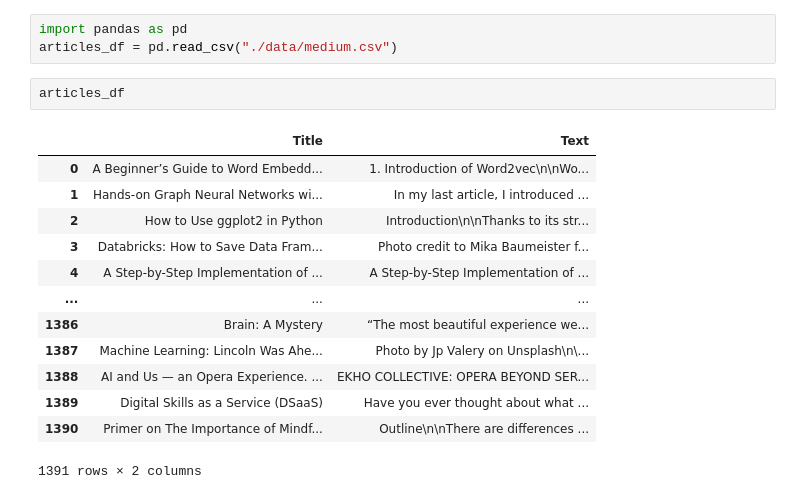
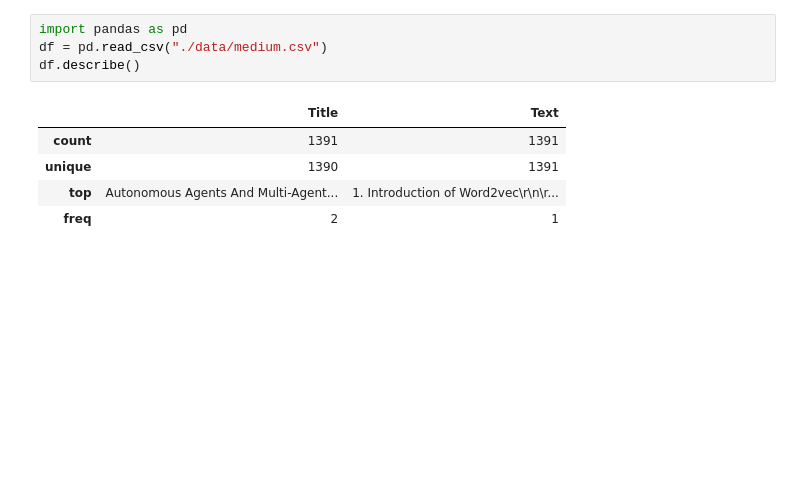
Before and after one commit to AgataGro/Article-Retrieval-System, a Jupyter notebook: notebooks/test.ipynb, the cells around one changed output. Saved outputs shown, nothing was run; the diff lists cells and outputs as text; blank space fills up the shorter version.

```diff
--- a/notebooks/test.ipynb
+++ b/notebooks/test.ipynb
@@ -14,19 +12,10 @@ Changed the working directory to: c:\Users\agata\OneDrive\Pulpit\SOLVRO\RAG\Arti
 # %%
 import pandas as pd
-articles_df = pd.read_csv("./data/medium.csv")
+df = pd.read_csv("./data/medium.csv")
+df.describe()
+# %% [output]
+|  | Title | Text |
+| count | 1391 | 1391 |
+| unique | 1390 | 1391 |
+| top | Autonomous Agents And Multi-Agent... | 1. Introduction of Word2vec\r\n\r... |
+| freq | 2 | 1 |
-# %%
-articles_df
-# %% [output]
-|  | Title | Text |
-| 0 | A Beginner’s Guide to Word Embedd... | 1. Introduction of Word2vec\n\nWo... |
-| 1 | Hands-on Graph Neural Networks wi... | In my last article, I introduced ... |
-| 2 | How to Use ggplot2 in Python | Introduction\n\nThanks to its str... |
-| 3 | Databricks: How to Save Data Fram... | Photo credit to Mika Baumeister f... |
-| 4 | A Step-by-Step Implementation of ... | A Step-by-Step Implementation of ... |
-| ... | ... | ... |
-| 1386 | Brain: A Mystery | “The most beautiful experience we... |
-| 1387 | Machine Learning: Lincoln Was Ahe... | Photo by Jp Valery on Unsplash\n\... |
-| 1388 | AI and Us — an Opera Experience. ... | EKHO COLLECTIVE: OPERA BEYOND SER... |
-| 1389 | Digital Skills as a Service (DSaaS) | Have you ever thought about what ... |
-| 1390 | Primer on The Importance of Mindf... | Outline\n\nThere are differences ... |
-1391 rows × 2 columns
```
Also changed, not shown: parts of 32 cells of this notebook, 2 other files.
